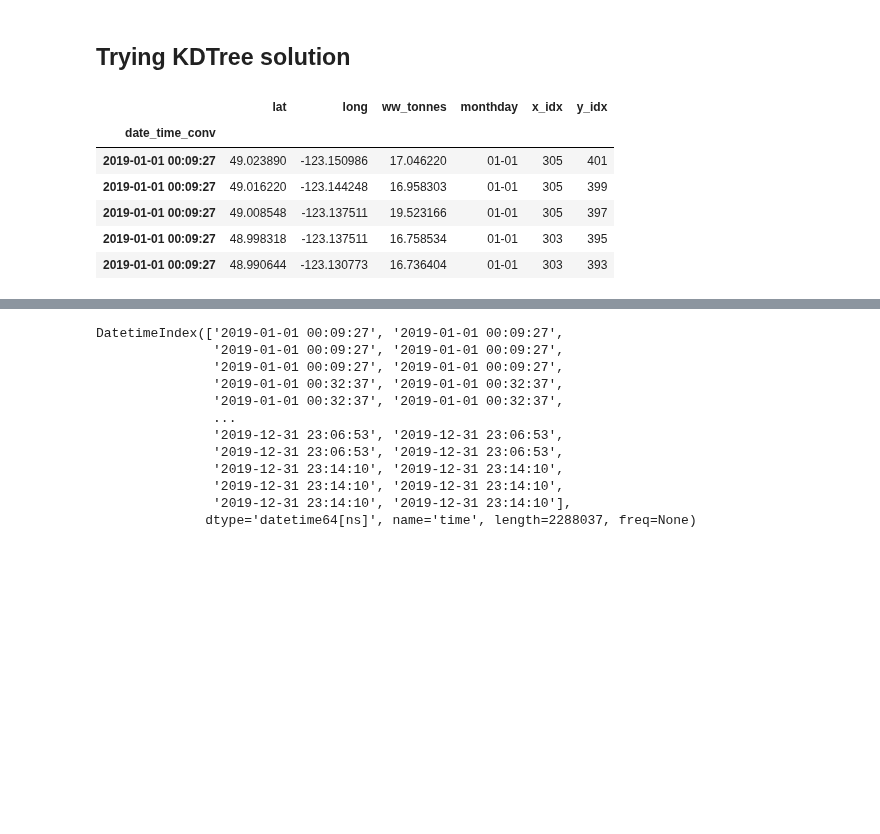
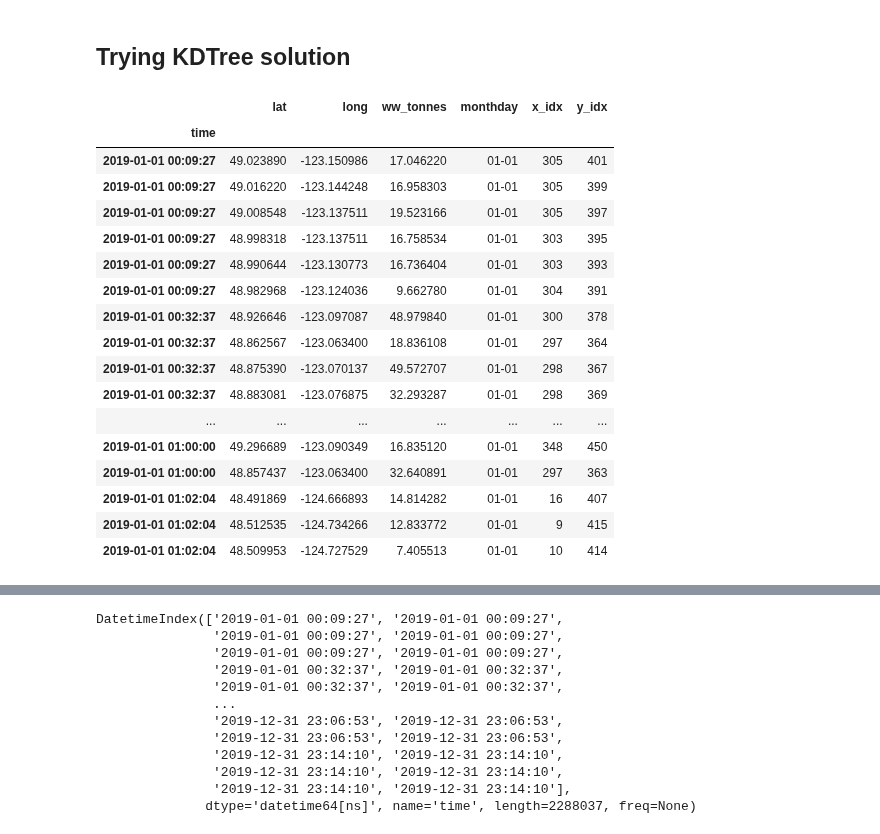
Before and after one commit to SalishSeaCast/analysis-cassidy, a Jupyter notebook: notebooks/dfo-cd/scrubber_data_wrangle.ipynb, the cells around one changed output, grey strips where cells are left out. Drawn from its saved outputs; the diff is of its cells as text; code cells hidden in the pictures; blank space fills up the shorter version.

```diff
--- a/notebooks/dfo-cd/scrubber_data_wrangle.ipynb
+++ b/notebooks/dfo-cd/scrubber_data_wrangle.ipynb
@@ -134,14 +134,25 @@ Ydim = mesh.dims['y']
 data_sorted['x_idx'] = idx % Xdim
 data_sorted['y_idx'] = idx // Xdim
 # %%
-data_sorted.head()
+data_sorted.head(30)
 # %% [output]
 |  | lat | long | ww_tonnes | monthday | x_idx | y_idx |
-| date_time_conv |  |  |  |  |  |  |
+| time |  |  |  |  |  |  |
 | 2019-01-01 00:09:27 | 49.023890 | -123.150986 | 17.046220 | 01-01 | 305 | 401 |
 | 2019-01-01 00:09:27 | 49.016220 | -123.144248 | 16.958303 | 01-01 | 305 | 399 |
 | 2019-01-01 00:09:27 | 49.008548 | -123.137511 | 19.523166 | 01-01 | 305 | 397 |
 | 2019-01-01 00:09:27 | 48.998318 | -123.137511 | 16.758534 | 01-01 | 303 | 395 |
 | 2019-01-01 00:09:27 | 48.990644 | -123.130773 | 16.736404 | 01-01 | 303 | 393 |
+| 2019-01-01 00:09:27 | 48.982968 | -123.124036 | 9.662780 | 01-01 | 304 | 391 |
+| 2019-01-01 00:32:37 | 48.926646 | -123.097087 | 48.979840 | 01-01 | 300 | 378 |
+| 2019-01-01 00:32:37 | 48.862567 | -123.063400 | 18.836108 | 01-01 | 297 | 364 |
+| 2019-01-01 00:32:37 | 48.875390 | -123.070137 | 49.572707 | 01-01 | 298 | 367 |
+| 2019-01-01 00:32:37 | 48.883081 | -123.076875 | 32.293287 | 01-01 | 298 | 369 |
+| ... | ... | ... | ... | ... | ... | ... |
+| 2019-01-01 01:00:00 | 49.296689 | -123.090349 | 16.835120 | 01-01 | 348 | 450 |
+| 2019-01-01 01:00:00 | 48.857437 | -123.063400 | 32.640891 | 01-01 | 297 | 363 |
+| 2019-01-01 01:02:04 | 48.491869 | -124.666893 | 14.814282 | 01-01 | 16 | 407 |
+| 2019-01-01 01:02:04 | 48.512535 | -124.734266 | 12.833772 | 01-01 | 9 | 415 |
+| 2019-01-01 01:02:04 | 48.509953 | -124.727529 | 7.405513 | 01-01 | 10 | 414 |
 # %%
 times = np.sort(data_sorted.index.unique())
```
Also changed, not shown: parts of 10 cells of this notebook, 1 other file.
